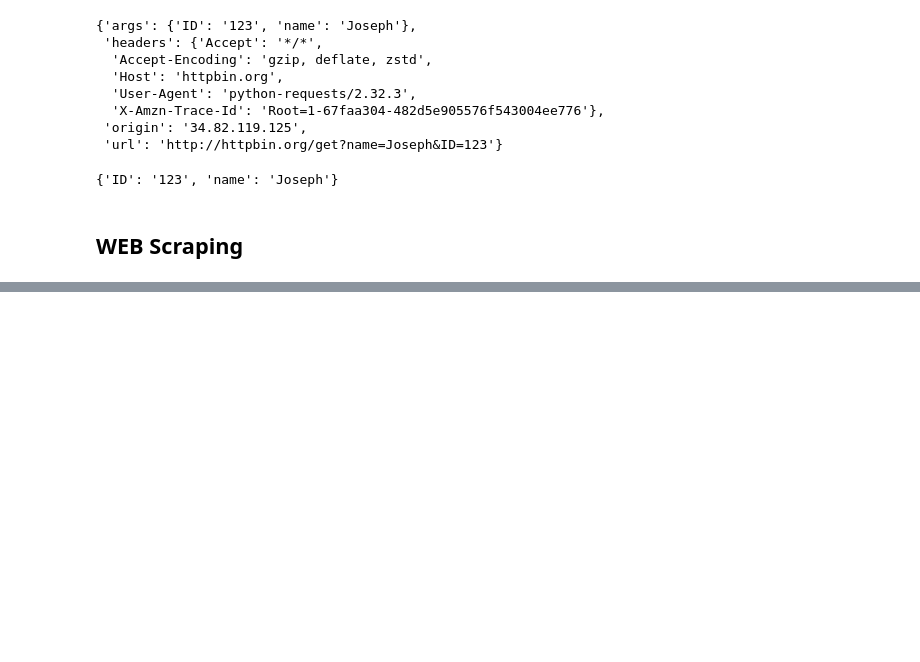
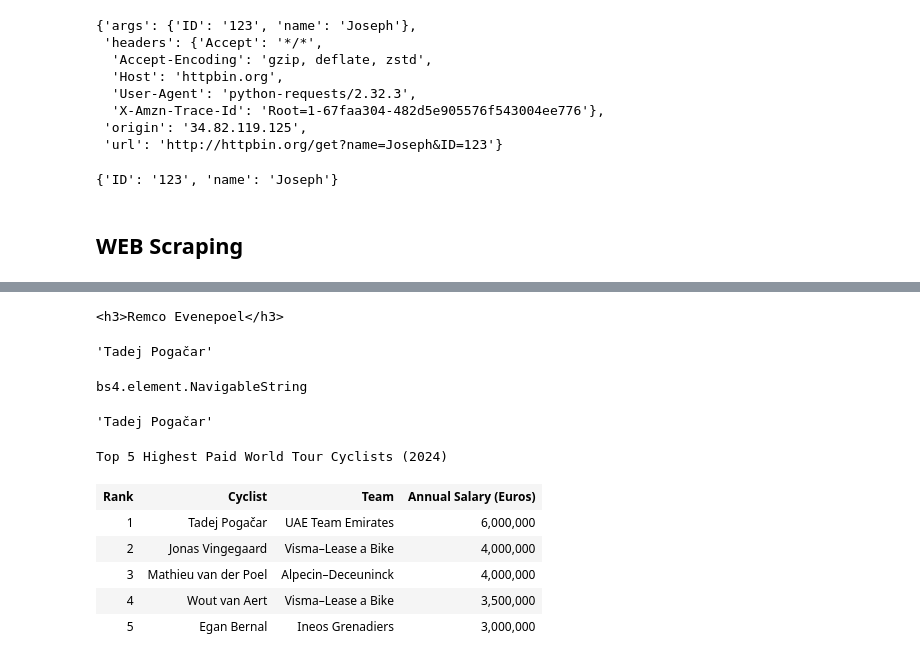
Before and after one commit to ElsonFilho/Python, a Jupyter notebook: apis_and_data_collection.ipynb, the cells around one changed output, grey strips where cells are left out. Cells and saved outputs as stored; diff of their text form; code cells hidden in the pictures; blank space fills up the shorter version.

```diff
--- a/apis_and_data_collection.ipynb
+++ b/apis_and_data_collection.ipynb
@@ -259,0 +368,77 @@ r.json()['args']
+# %%
+sibling_2=sibling_1.next_sibling
+sibling_2
+# %% [output]
+<h3>Remco Evenepoel</h3>
+# %%
+tag_string=tag_child.string
+tag_string
+# %% [output]
+'Tadej Pogačar'
+# %%
+type(tag_string)
+# %% [output]
+bs4.element.NavigableString
+# %%
+unicode_string = str(tag_string)
+unicode_string
+# %% [output]
+'Tadej Pogačar'
+# %%
+# Consider this HTML with a table.
+%%html
+<!DOCTYPE html>
+<html>
+<head>
+<title>Top 5 Highest Paid World Tour Cyclists (2024)</title>
+</head>
+<body>
+  <h1>Top 5 Highest Paid World Tour Cyclists (2024)</h1>
+  <table>
+      <tr>
+        <th>Rank</th>
+        <th>Cyclist</th>
+        <th>Team</th>
+        <th>Annual Salary (Euros)</th>
+      </tr>
+      <tr>
+        <td>1</td>
+        <td>Tadej Pogačar</td>
+        <td>UAE Team Emirates</td>
+        <td>6,000,000</td>
+      </tr>
+      <tr>
+        <td>2</td>
+        <td>Jonas Vingegaard</td>
+        <td>Visma–Lease a Bike</td>
+        <td>4,000,000</td>
+      </tr>
+      <tr>
+        <td>3</td>
+        <td>Mathieu van der Poel</td>
+        <td>Alpecin–Deceuninck</td>
+        <td>4,000,000</td>
+      </tr>
+      <tr>
+        <td>4</td>
+        <td>Wout van Aert</td>
+        <td>Visma–Lease a Bike</td>
+        <td>3,500,000</td>
+      </tr>
+      <tr>
+        <td>5</td>
+        <td>Egan Bernal</td>
+        <td>Ineos Grenadiers</td>
+        <td>3,000,000</td>
+      </tr>
+  </table>
+</body>
+</html>
+# %% [output]
+Top 5 Highest Paid World Tour Cyclists (2024)
+| Rank | Cyclist | Team | Annual Salary (Euros) |
+| 1 | Tadej Pogačar | UAE Team Emirates | 6,000,000 |
+| 2 | Jonas Vingegaard | Visma–Lease a Bike | 4,000,000 |
+| 3 | Mathieu van der Poel | Alpecin–Deceuninck | 4,000,000 |
+| 4 | Wout van Aert | Visma–Lease a Bike | 3,500,000 |
+| 5 | Egan Bernal | Ineos Grenadiers | 3,000,000 |
```
Also changed, not shown: parts of 16 cells of this notebook.
